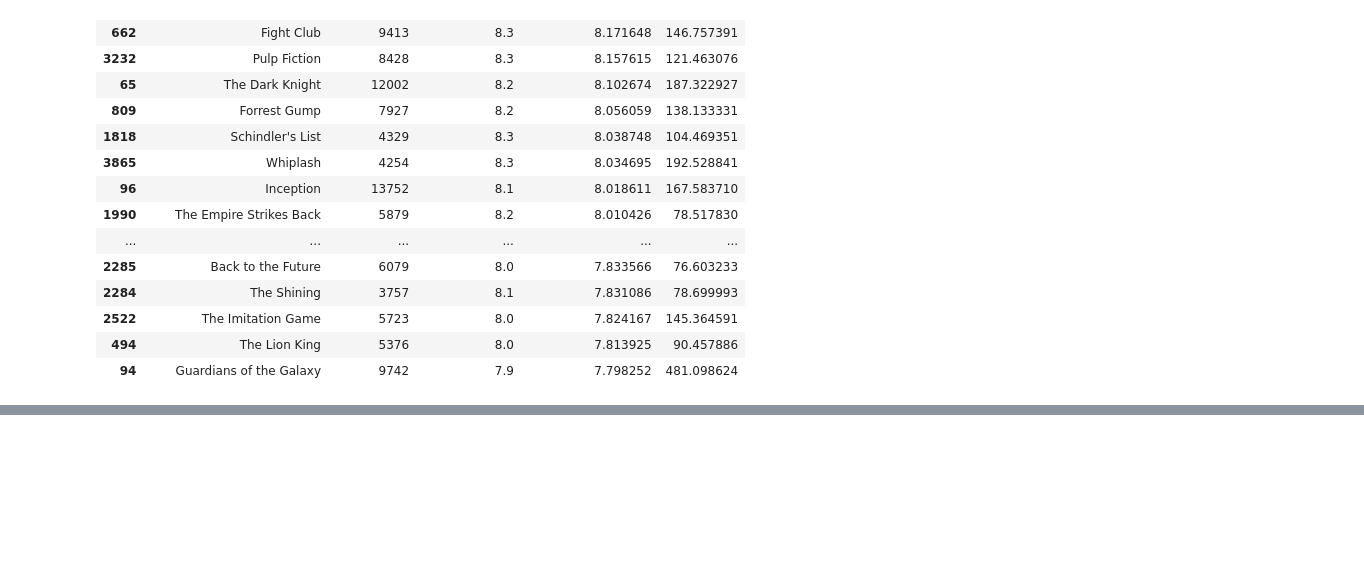
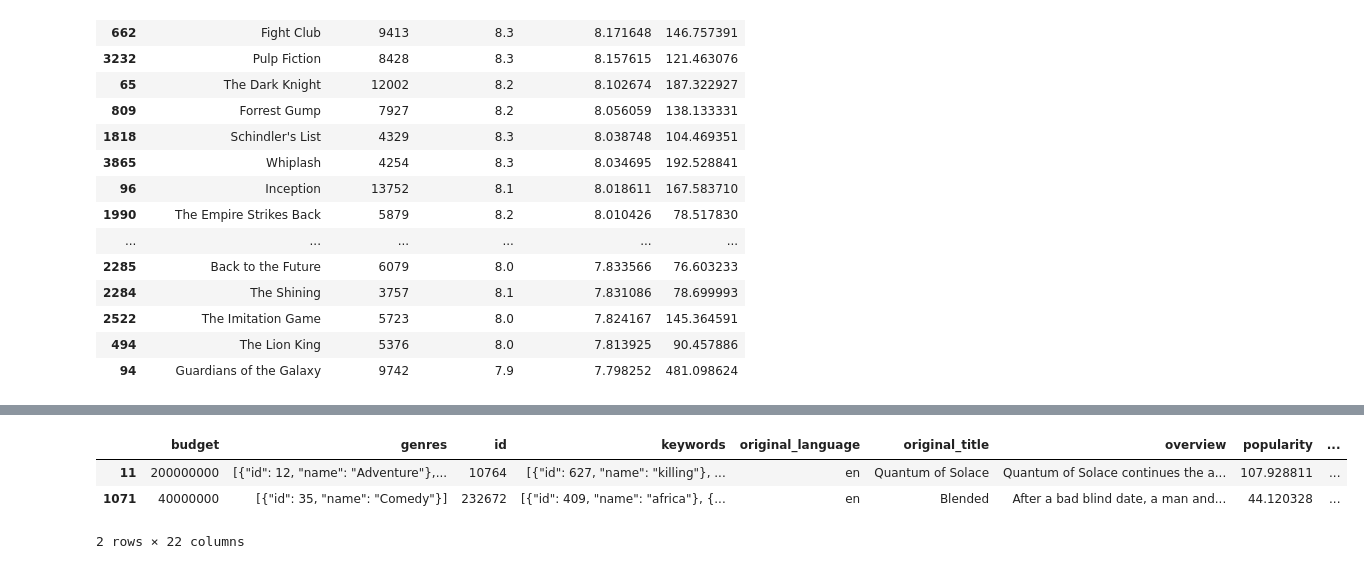
Before and after one commit to arjunjanamatti/recommend_system, a Jupyter notebook: youtube_videos/Untitled.ipynb, the cells around one changed output, grey strips where cells are left out. Drawn from its saved outputs; the diff is of its cells as text; code cells hidden in the pictures; blank space fills up the shorter version.

```diff
--- a/youtube_videos/Untitled.ipynb
+++ b/youtube_videos/Untitled.ipynb
@@ -132,0 +184,7 @@ merged_df_sorted[['original_title', 'vote_count', 'vote_average', 'weighted_aver
+# %%
+merged_df_sorted.head(2)
+# %% [output]
+|  | budget | genres | id | keywords | original_language | original_title | overview | popularity | ... |
+| 11 | 200000000 | [{"id": 12, "name": "Adventure"},... | 10764 | [{"id": 627, "name": "killing"}, ... | en | Quantum of Solace | Quantum of Solace continues the a... | 107.928811 | ... |
+| 1071 | 40000000 | [{"id": 35, "name": "Comedy"}] | 232672 | [{"id": 409, "name": "africa"}, {... | en | Blended | After a bad blind date, a man and... | 44.120328 | ... |
+2 rows × 22 columns
```
Also changed, not shown: parts of 7 cells of this notebook.
